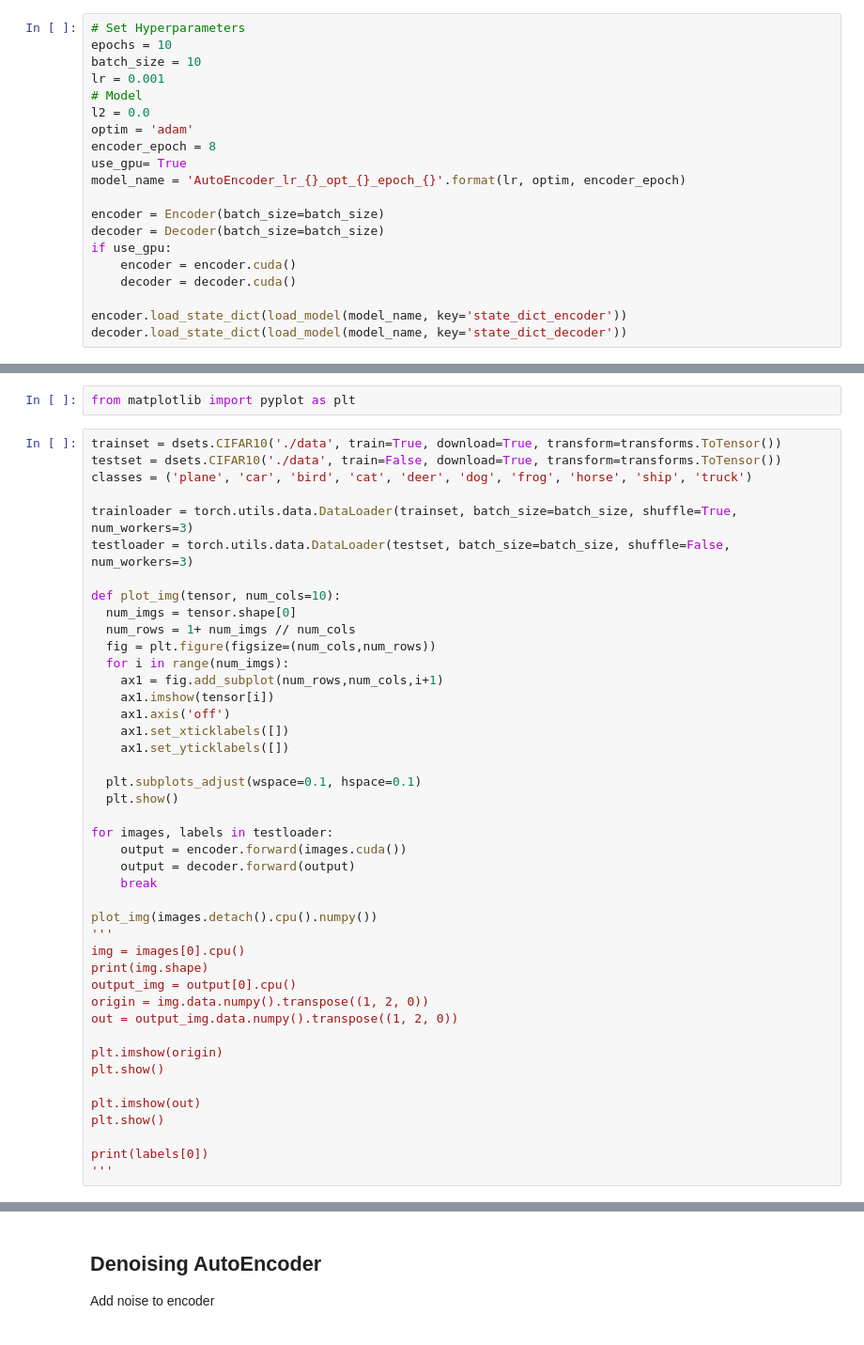
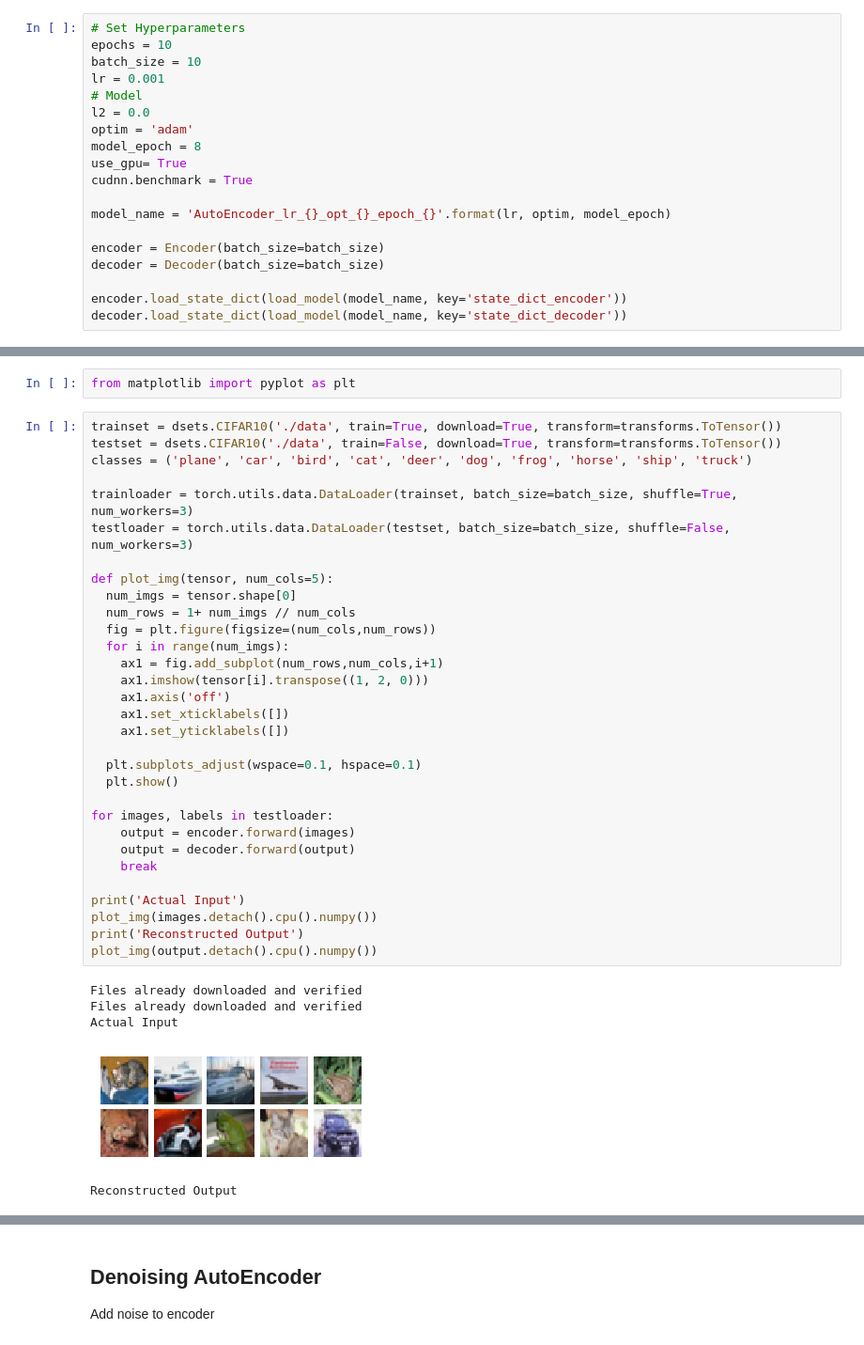
Before and after one commit to MdAsifKhan/cudavision, a Jupyter notebook: Session6/assignment06.ipynb, the cells around one changed output, grey strips where cells are left out. Shown at 94% size. Saved outputs shown, nothing was run; the diff lists cells and outputs as text.

```diff
--- a/Session6/assignment06.ipynb
+++ b/Session6/assignment06.ipynb
@@ -27,15 +27,14 @@ lr = 0.001
 # Model
 l2 = 0.0
 optim = 'adam'
-encoder_epoch = 8
+model_epoch = 8
 use_gpu= True
-model_name = 'AutoEncoder_lr_{}_opt_{}_epoch_{}'.format(lr, optim, encoder_epoch)
+cudnn.benchmark = True
+
+model_name = 'AutoEncoder_lr_{}_opt_{}_epoch_{}'.format(lr, optim, model_epoch)
 
 encoder = Encoder(batch_size=batch_size)
 decoder = Decoder(batch_size=batch_size)
-if use_gpu:
-    encoder = encoder.cuda()
-    decoder = decoder.cuda()
 
 encoder.load_state_dict(load_model(model_name, key='state_dict_encoder'))
 decoder.load_state_dict(load_model(model_name, key='state_dict_decoder'))
@@ -48,43 +83,37 @@ from matplotlib import pyplot as plt
 # %%
 trainset = dsets.CIFAR10('./data', train=True, download=True, transform=transforms.ToTensor())
 testset = dsets.CIFAR10('./data', train=False, download=True, transform=transforms.ToTensor())
 classes = ('plane', 'car', 'bird', 'cat', 'deer', 'dog', 'frog', 'horse', 'ship', 'truck')
 
 trainloader = torch.utils.data.DataLoader(trainset, batch_size=batch_size, shuffle=True, num_workers=3)
 testloader = torch.utils.data.DataLoader(testset, batch_size=batch_size, shuffle=False, num_workers=3)
 
-def plot_img(tensor, num_cols=10):
+def plot_img(tensor, num_cols=5):
   num_imgs = tensor.shape[0]
   num_rows = 1+ num_imgs // num_cols
   fig = plt.figure(figsize=(num_cols,num_rows))
   for i in range(num_imgs):
     ax1 = fig.add_subplot(num_rows,num_cols,i+1)
-    ax1.imshow(tensor[i])
+    ax1.imshow(tensor[i].transpose((1, 2, 0)))
     ax1.axis('off')
     ax1.set_xticklabels([])
     ax1.set_yticklabels([])
 
   plt.subplots_adjust(wspace=0.1, hspace=0.1)
   plt.show()
 
 for images, labels in testloader:
-    output = encoder.forward(images.cuda())
+    output = encoder.forward(images)
     output = decoder.forward(output)
     break
 
+print('Actual Input')
 plot_img(images.detach().cpu().numpy())
-'''
-img = images[0].cpu()
-print(img.shape)
-output_img = output[0].cpu()
-origin = img.data.numpy().transpose((1, 2, 0))
-out = output_img.data.numpy().transpose((1, 2, 0))
-
-plt.imshow(origin)
-plt.show()
-
-plt.imshow(out)
-plt.show()
-
-print(labels[0])
-'''
+print('Reconstructed Output')
+plot_img(output.detach().cpu().numpy())
+# %% [output]
+Files already downloaded and verified
+Files already downloaded and verified
+Actual Input
+[figure, added]
+Reconstructed Output
```
Also changed, not shown: parts of 21 cells of this notebook, 3 other files.
